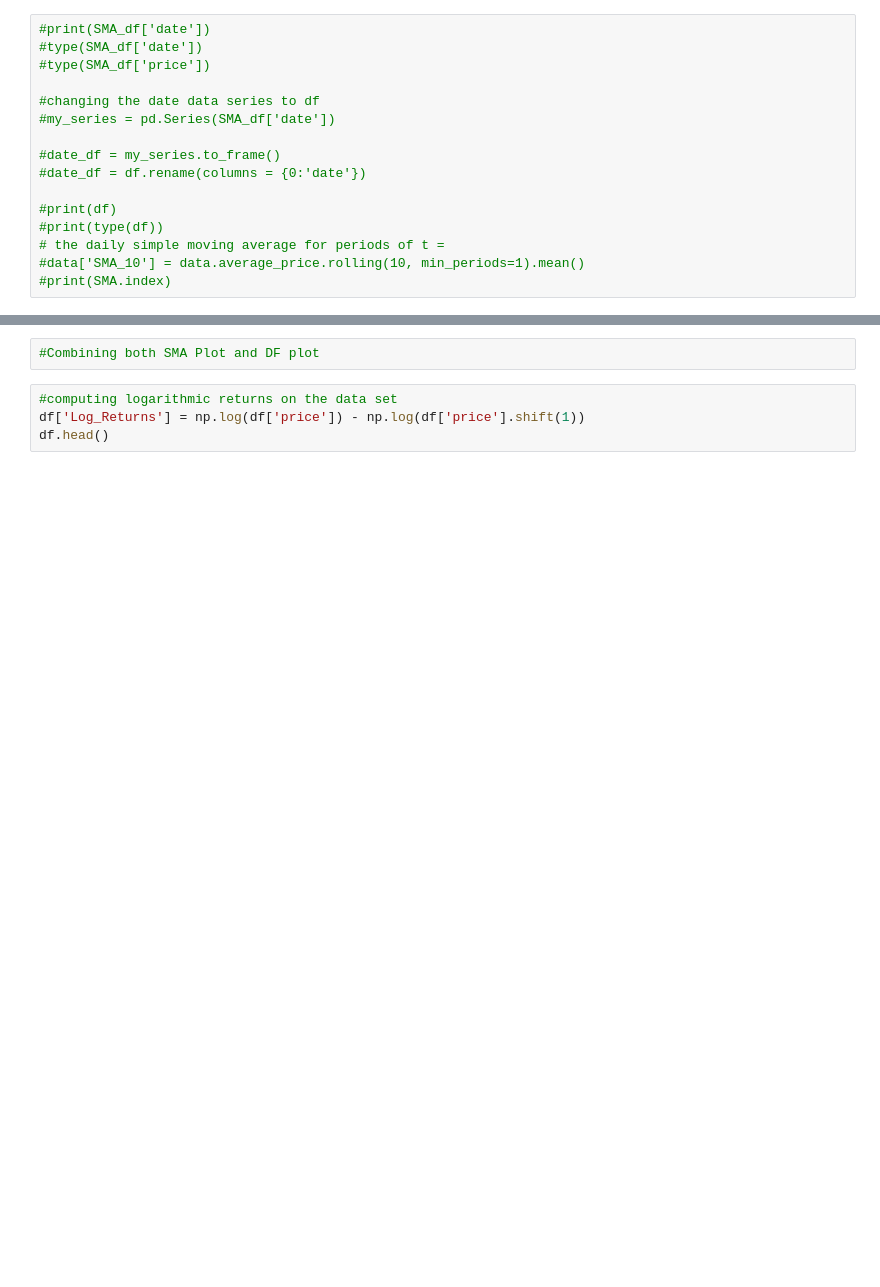
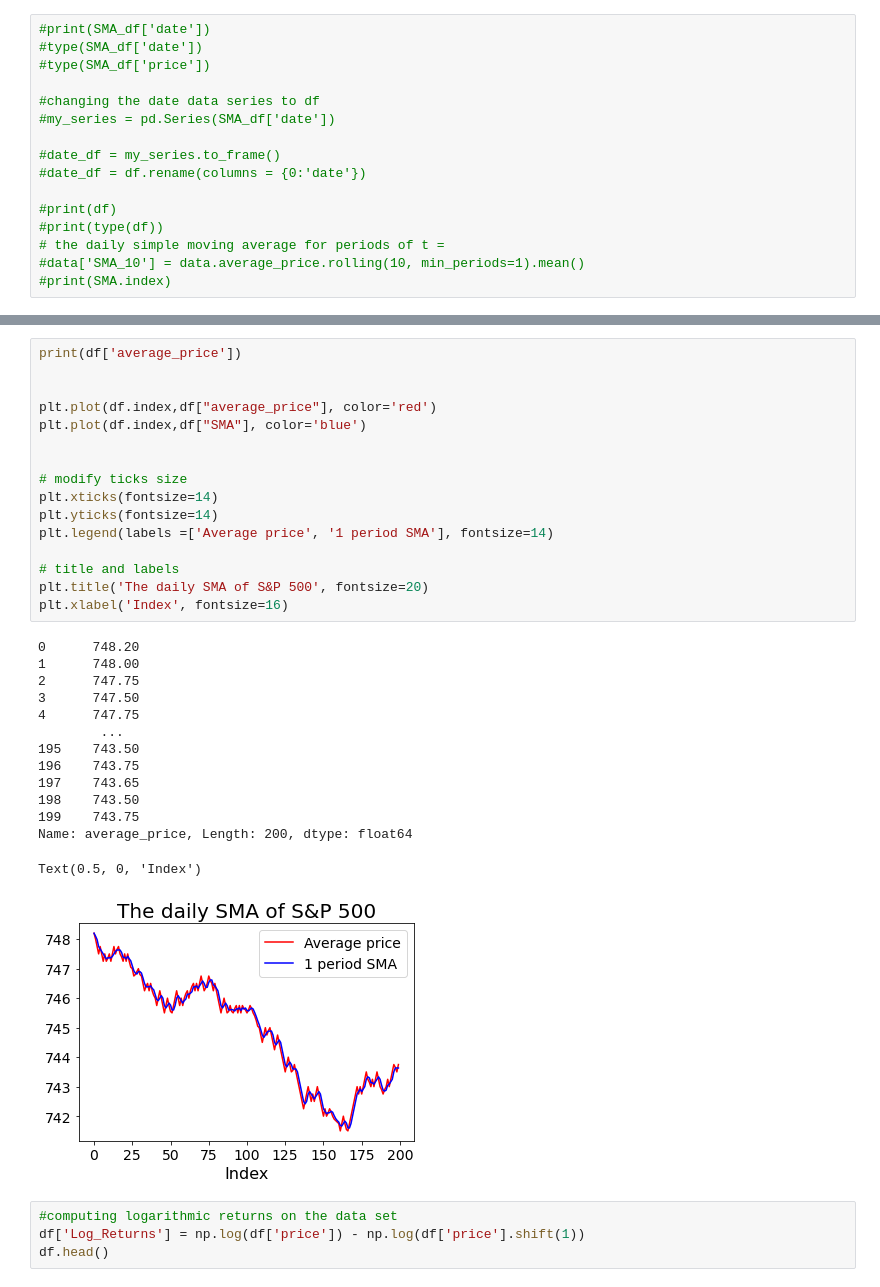
Before and after one commit to OmoyeniO/Entropy-on-Tick-by-tick-Data, a Jupyter notebook: Analyzing_tick_csv_data.ipynb, the cells around one changed output, grey strips where cells are left out. Cells and saved outputs as stored; diff of their text form; blank space fills up the shorter version.

```diff
--- a/Analyzing_tick_csv_data.ipynb
+++ b/Analyzing_tick_csv_data.ipynb
@@ -161,5 +159,34 @@ Text(0.5, 0, 'Index')
 # %%
-#Combining both SMA Plot and DF plot
+print(df['average_price'])
+
+
+plt.plot(df.index,df["average_price"], color='red')
+plt.plot(df.index,df["SMA"], color='blue')
+
+
+# modify ticks size
+plt.xticks(fontsize=14)
+plt.yticks(fontsize=14)
+plt.legend(labels =['Average price', '1 period SMA'], fontsize=14)
+
+# title and labels
+plt.title('The daily SMA of S&P 500', fontsize=20)
+plt.xlabel('Index', fontsize=16)
+# %% [output]
+0      748.20
+1      748.00
+2      747.75
+3      747.50
+4      747.75
+        ...
+195    743.50
+196    743.75
+197    743.65
+198    743.50
+199    743.75
+Name: average_price, Length: 200, dtype: float64
+Text(0.5, 0, 'Index')
+[figure, added]
 # %%
 #computing logarithmic returns on the data set
 df['Log_Returns'] = np.log(df['price']) - np.log(df['price'].shift(1))
```
Also changed, not shown: parts of 10 cells of this notebook, 1 other file.
